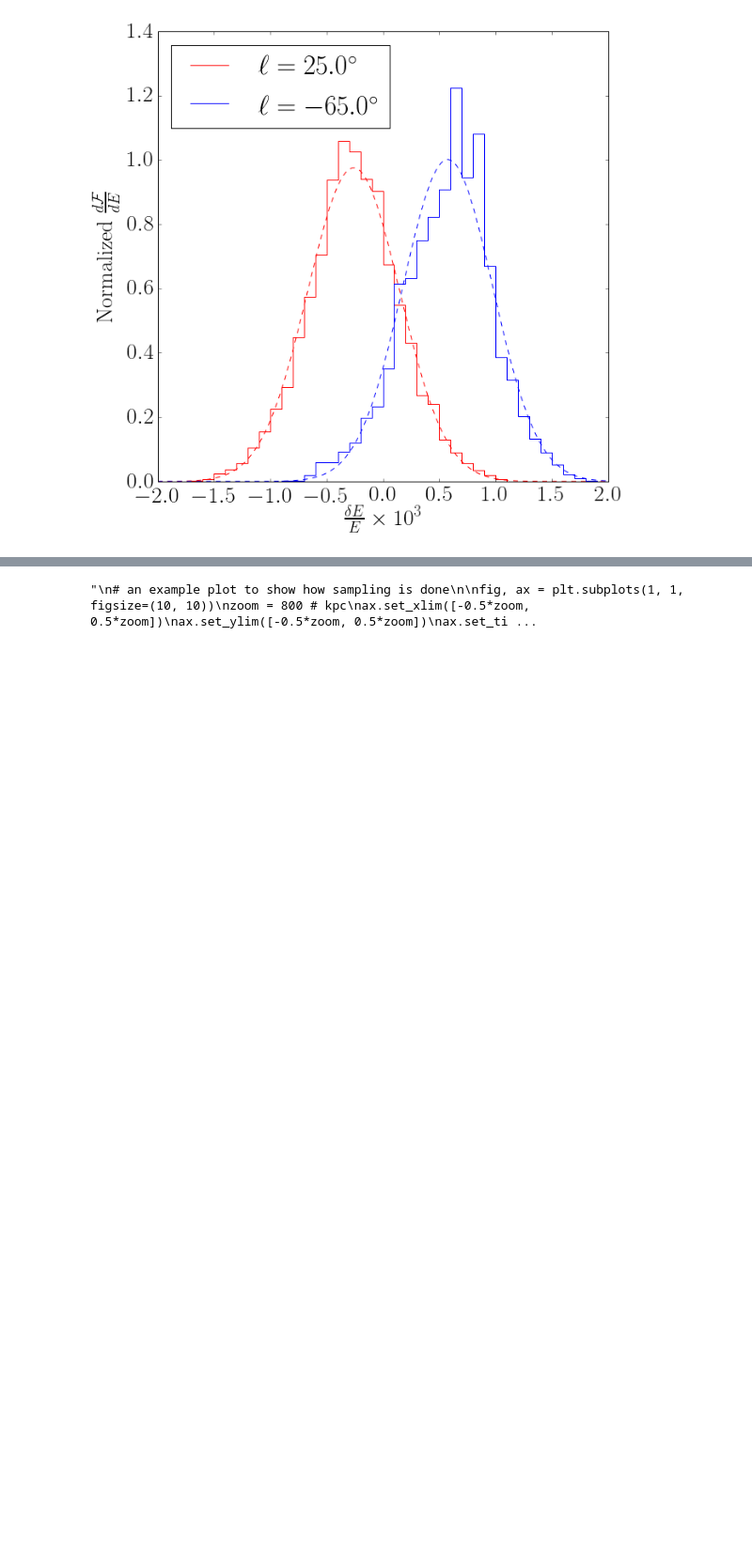
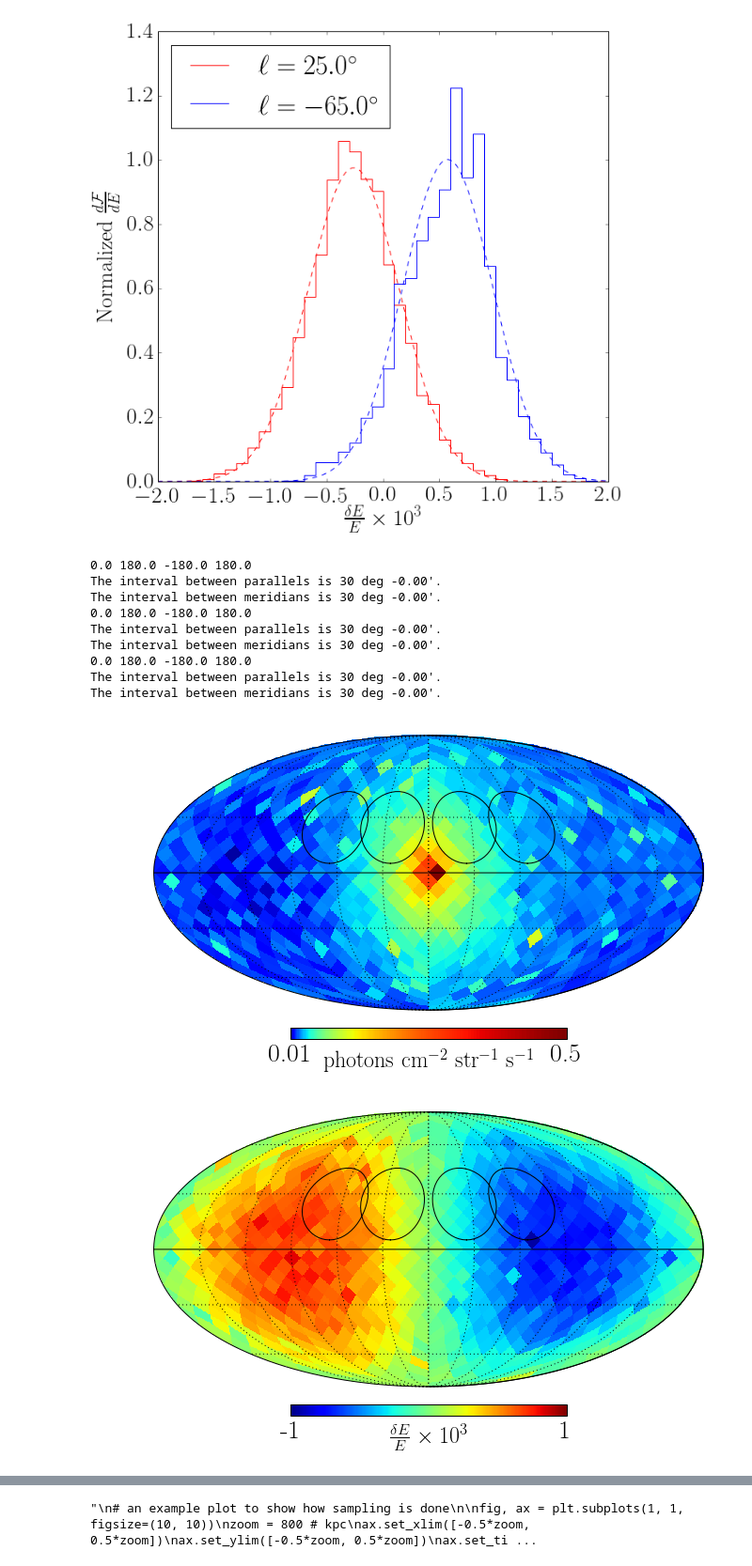
Before and after one commit to ranjanlaha/DMVS, a Jupyter notebook: python/figures.ipynb, the cells around one changed output, grey strips where cells are left out. Shown at 94% size. Drawn from its saved outputs; the diff is of its cells as text; code cells hidden in the pictures; blank space fills up the shorter version.

```diff
--- a/python/figures.ipynb
+++ b/python/figures.ipynb
@@ -77,3 +78,69 @@ fig.savefig('../img/dnde_demo.png', pad_inches=0)
 -0.25923677767 0.409085487658
 0.576133638681 0.398524588669
 [figure]
+# %%
+reload(vsh);
+hpspec = vsh.spectroscopy_healpix(pos, vel, partmass, nside=8)
+def plot_beams(lon=[-85., -65., -45., -25., 0.0, 25., 45., 65., 85.], lat=25.0, beamrad=20.0):
+    beamargs = {'rot': (180,0,0), 'lonlat': True, 'c': 'black'}
+    bphi = np.linspace(0., 360., 50)
+    bthe = (90.0-beamrad)*np.ones_like(bphi)
+    for l in lon:
+        beamargs['rot'] = (180.0-l, lat, 0.0)
+#         hp.projscatter(0, 90.0, **beamargs)
+        hp.projplot(bphi, bthe, **beamargs)
+
+def bigger_units():
+    f = plt.gcf().get_children()
+    CbAx = f[2]
+
+    unit_text_obj = CbAx.get_children()[1]
+    unit_text_obj.set_fontsize(24.0)
+    unit_text_obj.set_va('top')
+#     unit_text_obj.set_y(1.0)
+
+# make Moll
+mapargs = {'rot': (180,0,0)}
+
+# matplotlib.rcParams['axes.labelsize'] =28.0
+
+# properly scale flux for astro-h to get number counts
+ahs = 1.0*0.37892243899248773*300.0
+
+hp.mollview(hpspec['flux'], norm='log', title='', min = .01, max=0.5, \
+            unit=r'$\mathrm{photons~cm^{-2}~str^{-1}~s^{-1}}$', **mapargs);
+# plot_beams()
+plot_beams(lon=[-65., -25., 25., 65.])
+hp.graticule();
+bigger_units()
+plt.savefig('../img/flux_map_374.png', bbox_inches='tight')
+
+hp.mollview(hpspec['centroid']*10**3, min=-1.0, max=1.0, title='', \
+            unit=r'$\frac{\delta E}{E} \times 10^3$', **mapargs);
+plot_beams(lon=[-65., -25., 25., 65.])
+hp.graticule();
+bigger_units();
+plt.savefig('../img/line_map_374.png', bbox_inches='tight')
+
+# hp.mollview(hpspec['sigma_centroid']*10**3, title='Centroid uncertainty', \
+#             unit=r'$\frac{\delta E}{E} \times 10^3$', **mapargs)
+# hp.graticule();
+
+hp.mollview(np.abs(hpspec['centroid']/hpspec['sigma_centroid'])*ahs**0.5, min = 0, max=3, \
+            title='', unit=r'$\sigma$', **mapargs);
+plot_beams(lon=[-65., -25., 25., 65.])
+hp.graticule();
+bigger_units();
+plt.savefig('../img/sigma_map_374.png', bbox_inches='tight')
+# %% [output]
+0.0 180.0 -180.0 180.0
+The interval between parallels is 30 deg -0.00'.
+The interval between meridians is 30 deg -0.00'.
+0.0 180.0 -180.0 180.0
+The interval between parallels is 30 deg -0.00'.
+The interval between meridians is 30 deg -0.00'.
+0.0 180.0 -180.0 180.0
+The interval between parallels is 30 deg -0.00'.
+The interval between meridians is 30 deg -0.00'.
+[figure, added]
+[figure, added]
```
Also changed, not shown: parts of 3 cells of this notebook, 5 other files.
